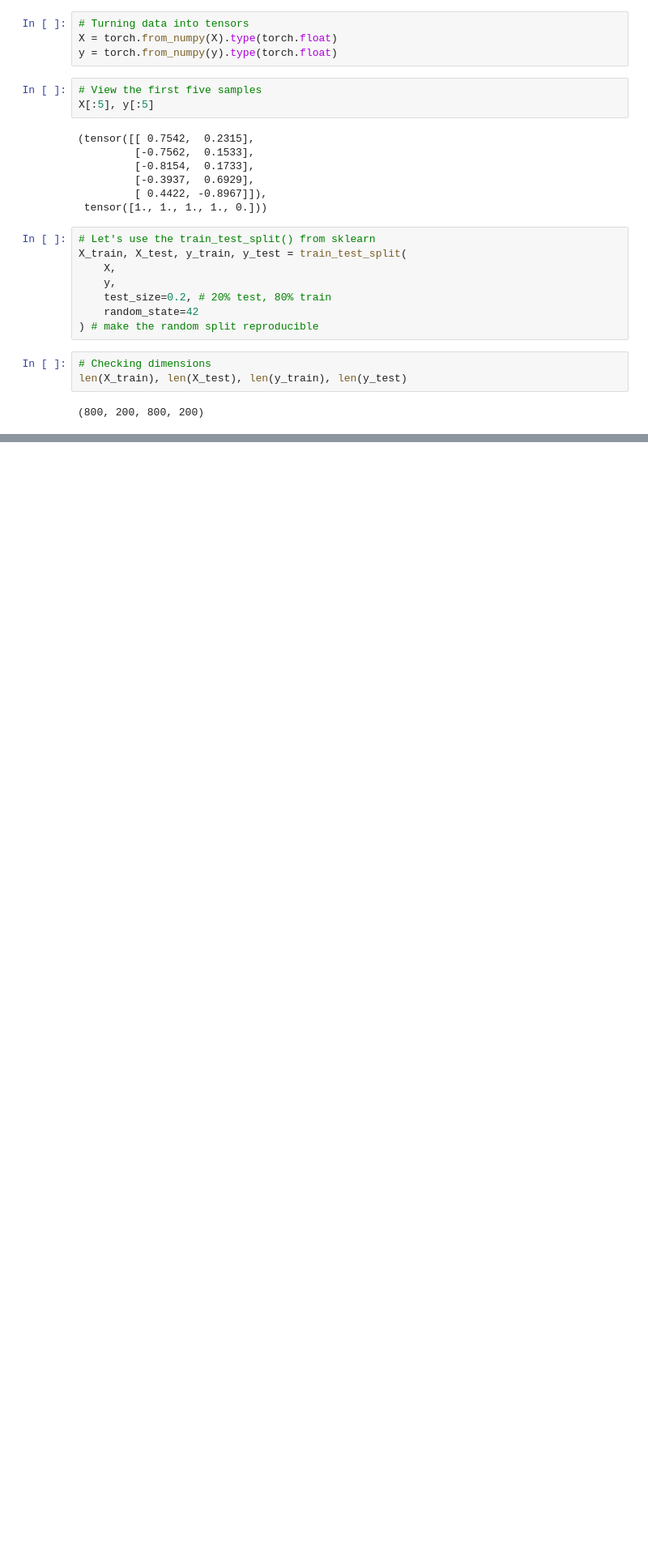
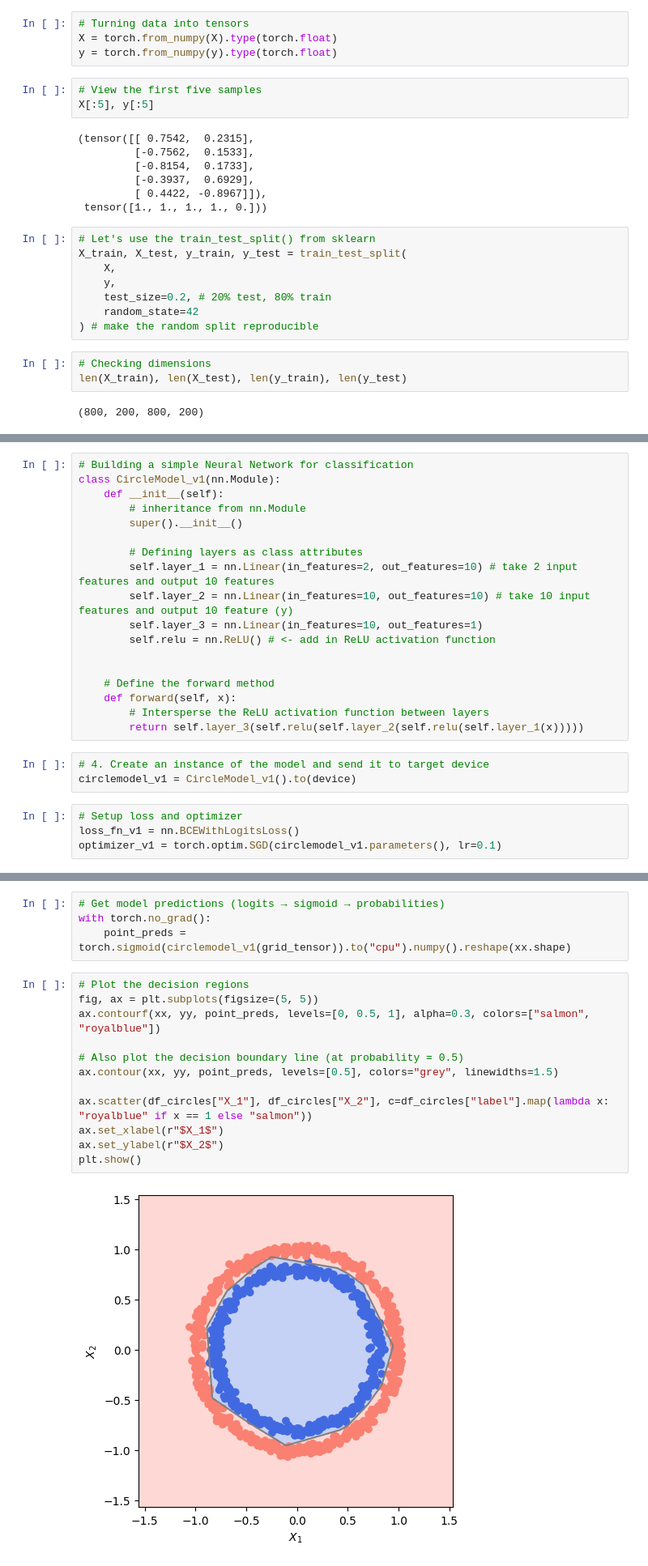
Before and after one commit to mirko-leccese/The-Machine-Learning-Project, a Jupyter notebook: pytorch/introduction-to-neural-networks.ipynb, the cells around one changed output, grey strips where cells are left out. Shown at 81% size. Drawn from its saved outputs; the diff is of its cells as text; blank space fills up the shorter version.

```diff
--- a/pytorch/introduction-to-neural-networks.ipynb
+++ b/pytorch/introduction-to-neural-networks.ipynb
@@ -166,0 +507,25 @@ len(X_train), len(X_test), len(y_train), len(y_test)
+# %%
+# Building a simple Neural Network for classification
+class CircleModel_v1(nn.Module):
+    def __init__(self):
+        # inheritance from nn.Module
+        super().__init__()
+
+        # Defining layers as class attributes
+        self.layer_1 = nn.Linear(in_features=2, out_features=10) # take 2 input features and output 10 features
+        self.layer_2 = nn.Linear(in_features=10, out_features=10) # take 10 input features and output 10 feature (y)
+        self.layer_3 = nn.Linear(in_features=10, out_features=1)
+        self.relu = nn.ReLU() # <- add in ReLU activation function
+
+
+    # Define the forward method
+    def forward(self, x):
+        # Intersperse the ReLU activation function between layers
+        return self.layer_3(self.relu(self.layer_2(self.relu(self.layer_1(x)))))
+# %%
+# 4. Create an instance of the model and send it to target device
+circlemodel_v1 = CircleModel_v1().to(device)
+# %%
+# Setup loss and optimizer
+loss_fn_v1 = nn.BCEWithLogitsLoss()
+optimizer_v1 = torch.optim.SGD(circlemodel_v1.parameters(), lr=0.1)
@@ -166,0 +594,18 @@ len(X_train), len(X_test), len(y_train), len(y_test)
+# %%
+# Get model predictions (logits → sigmoid → probabilities)
+with torch.no_grad():
+    point_preds = torch.sigmoid(circlemodel_v1(grid_tensor)).to("cpu").numpy().reshape(xx.shape)
+# %%
+# Plot the decision regions
+fig, ax = plt.subplots(figsize=(5, 5))
+ax.contourf(xx, yy, point_preds, levels=[0, 0.5, 1], alpha=0.3, colors=["salmon", "royalblue"])
+
+# Also plot the decision boundary line (at probability = 0.5)
+ax.contour(xx, yy, point_preds, levels=[0.5], colors="grey", linewidths=1.5)
+
+ax.scatter(df_circles["X_1"], df_circles["X_2"], c=df_circles["label"].map(lambda x: "royalblue" if x == 1 else "salmon"))
+ax.set_xlabel(r"$X_1$")
+ax.set_ylabel(r"$X_2$")
+plt.show()
+# %% [output]
+[figure, added]
```
Also changed, not shown: parts of 44 cells of this notebook.
